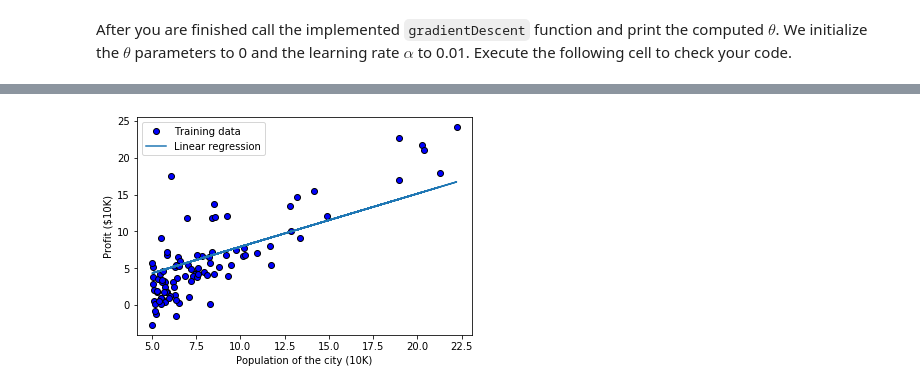
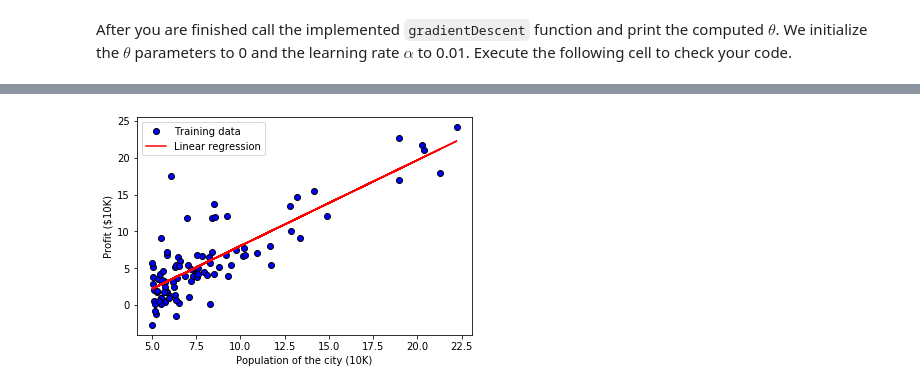
Before and after one commit to marianaiv/machine-learning-coursera, a Jupyter notebook: Exercise1/ejercicio_1.ipynb, the cells around one changed output, grey strips where cells are left out. Drawn from its saved outputs; the diff is of its cells as text; code cells hidden in the pictures.

Commit message:
One variable gradient descend and normalization
Multivariate gradient descend doesn't work

```diff
--- a/Exercise1/ejercicio_1.ipynb
+++ b/Exercise1/ejercicio_1.ipynb
@@ -76,14 +69,6 @@ def plotData(X, y):
     """
     Plots the data points x and y into a new figure. Plots the data
     points and gives the figure axes labels of population and profit.
-
-    Parameters
-    ----------
-    x : array_like
-        Data point values for x-axis.
-
-    y : array_like
-        Data point values for y-axis. Note x and y should have the same size.
 
     Instructions
     ------------
@@ -200,24 +170,6 @@ def gradientDescent(X, y, theta, alpha, num_iters):
     """
     Performs gradient descent to learn `theta`. Updates theta by taking `num_iters`
     gradient steps with learning rate `alpha`.
-
-    Parameters
-    ----------
-    X : array_like
-        The input dataset of shape (m x n+1).
-
-    y : arra_like
-        Value at given features. A vector of shape (m, ).
-
-    theta : array_like
-        Initial values for the linear regression parameters.
-        A vector of shape (n+1, ).
-
-    alpha : float
-        The learning rate.
-
-    num_iters : int
-        The number of iterations for gradient descent.
 
     Returns
     -------
@@ -230,9 +182,6 @@ def gradientDescent(X, y, theta, alpha, num_iters):
     Instructions
     ------------
     Peform a single gradient step on the parameter vector theta.
-
-    While debugging, it can be useful to print out the values of
-    the cost function (computeCost) and gradient here.
     """
     # Initialize some useful values
     m = y.shape[0]  # number of training examples
@@ -242,19 +191,24 @@ def gradientDescent(X, y, theta, alpha, num_iters):
     theta = theta.copy()
 
     J_history = [] # Use a python list to save cost in every iteration
+    theta_history = [] #Used to visualize the minimization path later on
 
     for i in range(num_iters):
         # ==================== YOUR CODE HERE =================================
 
-        h = X.dot(theta)
-        theta = theta - alpha*(1/m)*np.sum(np.dot(h-y, X))
+        h = np.dot(theta, np.transpose(X))
+
+        theta[0] = theta[0] - alpha*(1/m)*np.sum((h-y)*X[:,0])
+        theta[1] = theta[1] - alpha*(1/m)*np.sum((h-y)*X[:,1])
+
+        theta_history.append(np.array([theta[0],theta[1]]))
 
         # =====================================================================
 
         # save the cost J in every iteration
         J_history.append(computeCost(X, y, theta))
 
-    return theta, J_history
+    return theta, J_history, theta_history
 # %% [markdown]
 After you are finished call the implemented `gradientDescent` function and print the computed $\theta$. We initialize the $\theta$ parameters to 0 and the learning rate $\alpha$ to 0.01. Execute the following cell to check your code.
 # %%
@@ -265,7 +219,7 @@ theta = np.zeros(2)
 iterations = 1500
 alpha = 0.01
 
-theta, J_history = gradientDescent(X ,y, theta, alpha, iterations)
+theta, J_history, theta_history = gradientDescent(X ,y, theta, alpha, iterations)
 print('Theta found by gradient descent: {:.4f}, {:.4f}'.format(*theta))
 print('Expected theta values (approximately): [-3.6303, 1.1664]')
 # %% [output]
@@ -274,7 +241,7 @@ Expected theta values (approximately): [-3.6303, 1.1664]
 # %%
 # plot the linear fit
 plotData(X[:, 1], y)
-pyplot.plot(X[:, 1], np.dot(X, theta), '-')
+pyplot.plot(X[:, 1], np.dot(X, theta), 'r-')
 pyplot.legend(['Training data', 'Linear regression']);
 # %% [output]
-[figure, old version]
+[figure, new version]
```
Also changed, not shown: parts of 20 cells of this notebook.
